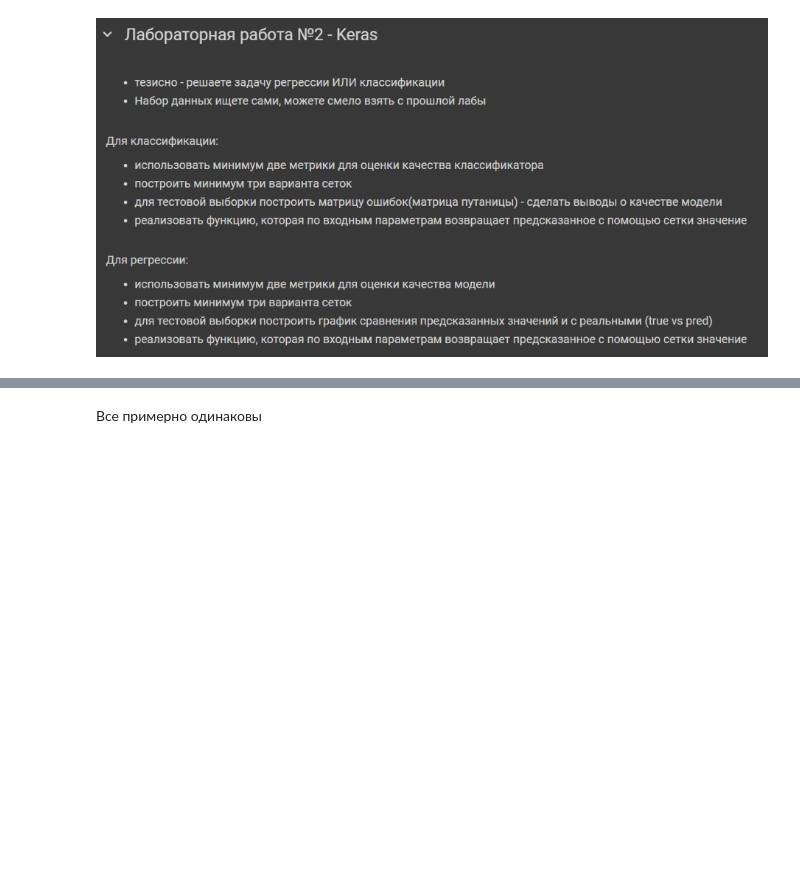
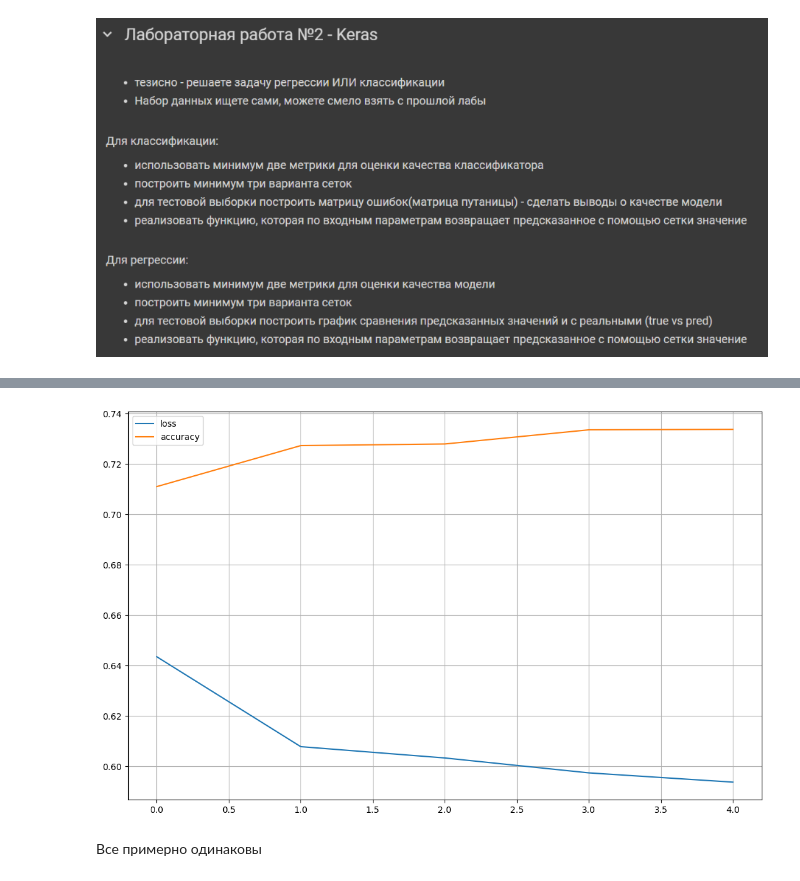
Before and after one commit to polinakochneva1/me_labs_house, a Jupyter notebook: георгий_1.ipynb, the cells around one changed output, grey strips where cells are left out. Drawn from its saved outputs; the diff is of its cells as text; code cells hidden in the pictures; blank space fills up the shorter version.

```diff
--- a/георгий_1.ipynb
+++ b/георгий_1.ipynb
@@ -465,3 +473,10 @@ Epoch 10/10
+# %%
+import matplotlib.pyplot as plt
+pd.DataFrame(history.history).plot(figsize=(13,8))
+plt.grid(True)
+plt.show()
+# %% [output]
+[figure, added]
 # %% [markdown]
 Все примерно одинаковы
 # %%
```
Also changed, not shown: parts of 26 cells of this notebook.
